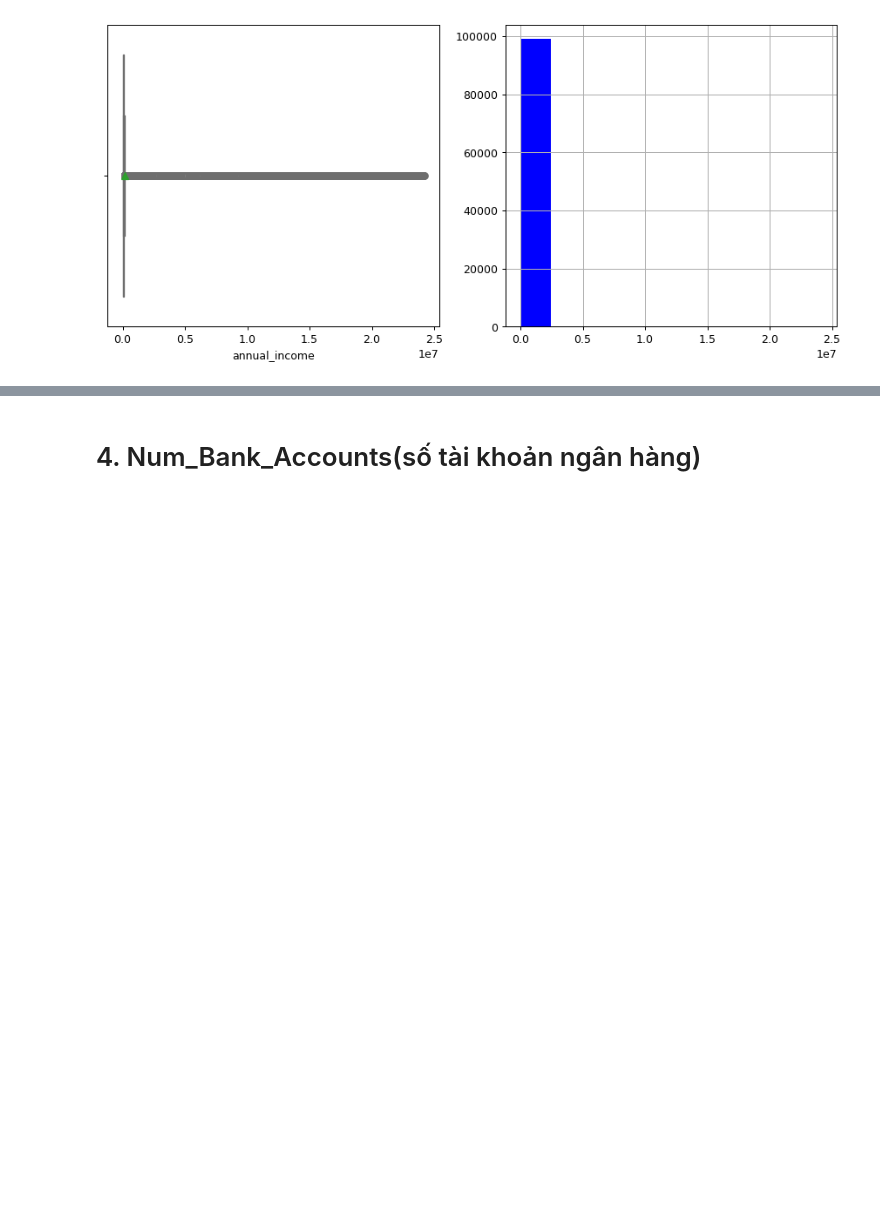
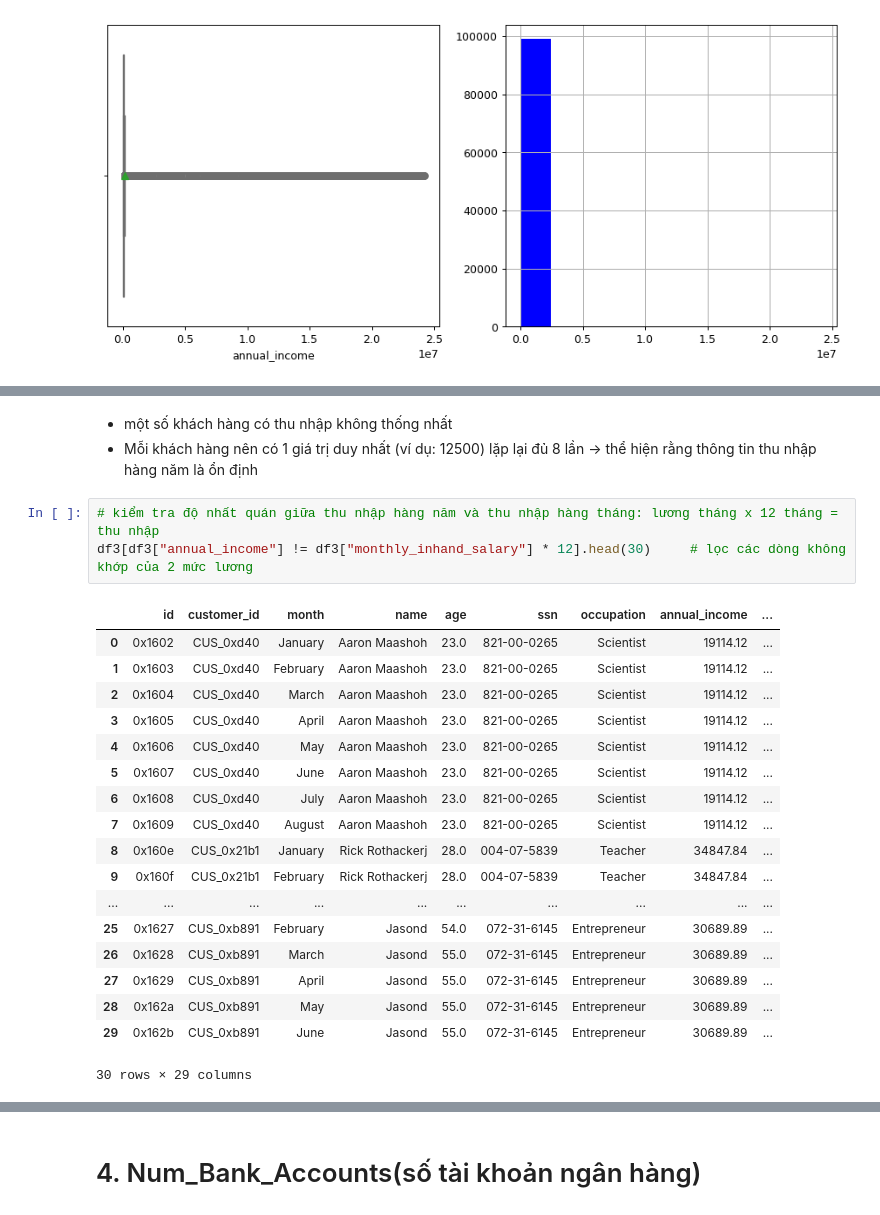
Before and after one commit to gilchea/credit_score_team2_k45, a Jupyter notebook: report.ipynb, the cells around one changed output, grey strips where cells are left out. Cells and saved outputs as stored; diff of their text form; blank space fills up the shorter version.

```diff
--- a/report.ipynb
+++ b/report.ipynb
@@ -1230,0 +1264,25 @@ plt.show()
+# %% [markdown]
+- một số khách hàng có thu nhập không thống nhất
+- Mỗi khách hàng nên có 1 giá trị duy nhất (ví dụ: 12500) lặp lại đủ 8 lần → thể hiện rằng thông tin thu nhập hàng năm là ổn định
+# %%
+# kiểm tra độ nhất quán giữa thu nhập hàng năm và thu nhập hàng tháng: lương tháng x 12 tháng = thu nhập
+df3[df3["annual_income"] != df3["monthly_inhand_salary"] * 12].head(30)     # lọc các dòng không khớp của 2 mức lương
+# %% [output]
+|  | id | customer_id | month | name | age | ssn | occupation | annual_income | ... |
+| 0 | 0x1602 | CUS_0xd40 | January | Aaron Maashoh | 23.0 | 821-00-0265 | Scientist | 19114.12 | ... |
+| 1 | 0x1603 | CUS_0xd40 | February | Aaron Maashoh | 23.0 | 821-00-0265 | Scientist | 19114.12 | ... |
+| 2 | 0x1604 | CUS_0xd40 | March | Aaron Maashoh | 23.0 | 821-00-0265 | Scientist | 19114.12 | ... |
+| 3 | 0x1605 | CUS_0xd40 | April | Aaron Maashoh | 23.0 | 821-00-0265 | Scientist | 19114.12 | ... |
+| 4 | 0x1606 | CUS_0xd40 | May | Aaron Maashoh | 23.0 | 821-00-0265 | Scientist | 19114.12 | ... |
+| 5 | 0x1607 | CUS_0xd40 | June | Aaron Maashoh | 23.0 | 821-00-0265 | Scientist | 19114.12 | ... |
+| 6 | 0x1608 | CUS_0xd40 | July | Aaron Maashoh | 23.0 | 821-00-0265 | Scientist | 19114.12 | ... |
+| 7 | 0x1609 | CUS_0xd40 | August | Aaron Maashoh | 23.0 | 821-00-0265 | Scientist | 19114.12 | ... |
+| 8 | 0x160e | CUS_0x21b1 | January | Rick Rothackerj | 28.0 | 004-07-5839 | Teacher | 34847.84 | ... |
+| 9 | 0x160f | CUS_0x21b1 | February | Rick Rothackerj | 28.0 | 004-07-5839 | Teacher | 34847.84 | ... |
+| ... | ... | ... | ... | ... | ... | ... | ... | ... | ... |
+| 25 | 0x1627 | CUS_0xb891 | February | Jasond | 54.0 | 072-31-6145 | Entrepreneur | 30689.89 | ... |
+| 26 | 0x1628 | CUS_0xb891 | March | Jasond | 55.0 | 072-31-6145 | Entrepreneur | 30689.89 | ... |
+| 27 | 0x1629 | CUS_0xb891 | April | Jasond | 55.0 | 072-31-6145 | Entrepreneur | 30689.89 | ... |
+| 28 | 0x162a | CUS_0xb891 | May | Jasond | 55.0 | 072-31-6145 | Entrepreneur | 30689.89 | ... |
+| 29 | 0x162b | CUS_0xb891 | June | Jasond | 55.0 | 072-31-6145 | Entrepreneur | 30689.89 | ... |
+30 rows × 29 columns
```
Also changed, not shown: parts of 21 cells of this notebook.
